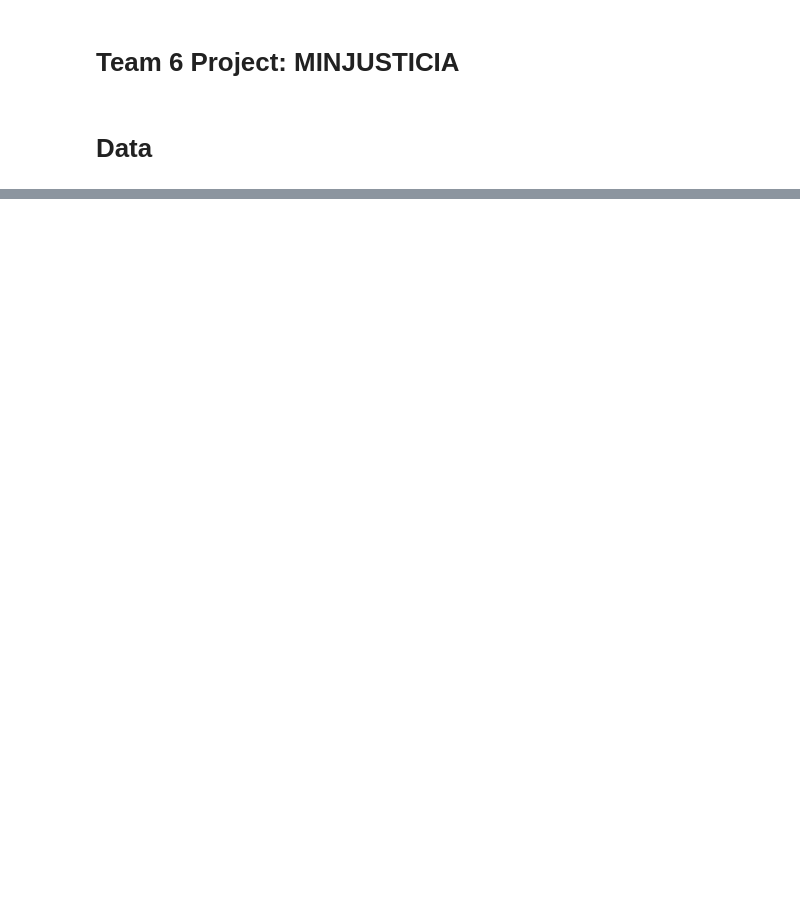
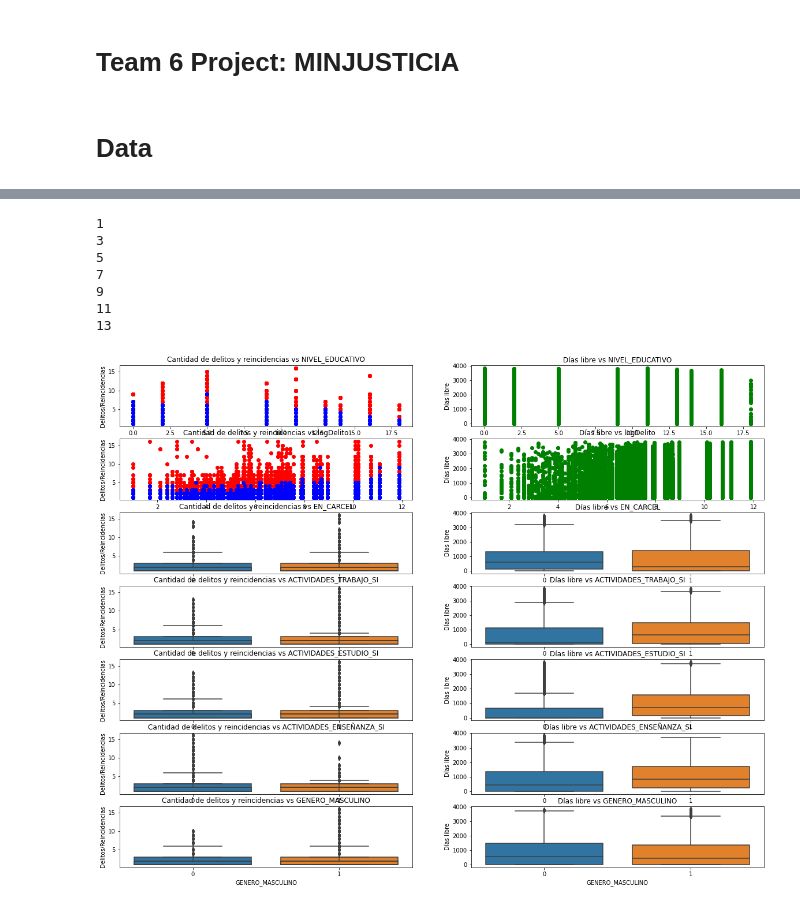
Before and after one commit to sagilar/ds4a-team6, a Jupyter notebook: MODELS_1_project_notebook_minjusticia_copy_SG.ipynb, the cells around one changed output, grey strips where cells are left out. Drawn from its saved outputs; the diff is of its cells as text; code cells hidden in the pictures; blank space fills up the shorter version.

```diff
--- a/MODELS_1_project_notebook_minjusticia_copy_SG.ipynb
+++ b/MODELS_1_project_notebook_minjusticia_copy_SG.ipynb
@@ -134,7 +138,6 @@ df_mj['NIVEL_EDUCATIVO'] = df_mj['NIVEL_EDUCATIVO'].map(
 # %%
 df_mj = df_mj.merge(df_mj.groupby(['INTERNOEN', 'FECHA_INGRESO']).size().to_frame('CRIMENES').reset_index(), on = ['INTERNOEN', 'FECHA_INGRESO'])
 # %%
-df_mj.head()
-
 cuantitativas = ['EDAD', 'NIVEL_EDUCATIVO', 'MES_INGRESO_INT', 'ANO_INGRESO_INT', 'DIAS_INGRESO', 'DIAS_SALIDA', 'DIAS_CAPTURA', 'DIAS_JUDICIALIZACION', 'DIAS_LIBRE', 'NUMERO_REINCIDENCIAS', 'CRIMENES', 'eigencentrality', 'degree', 'logDelito']
-categoricas = ['TENTATIVA', 'AGRAVADO', 'CALIFICADO', 'GENERO', 'GENERO', 'REGIONAL', 'HIJOS_MENORES', 'ESTADO', 'community', 'EN_CARCEL', 'CENSURADO_LIBRES']
+categoricas = ['TENTATIVA', 'AGRAVADO', 'CALIFICADO', 'GENERO', 'GENERO', 'REGIONAL', 'HIJOS_MENORES', 'ESTADO', 'community', 'EN_CARCEL', 'CENSURADO_LIBRES','ACTIVIDADES_TRABAJO','ACTIVIDADES_ESTUDIO','ACTIVIDADES_ENSEÑANZA']
+df_mj
@@ -140,0 +158,3 @@ categoricas = ['TENTATIVA', 'AGRAVADO', 'CALIFICADO', 'GENERO', 'GENERO', 'REGIO
+# %%
+df_dummies = pd.get_dummies(df_mj[categoricas].astype(object), drop_first = True)
+df_dummies
@@ -140,0 +175,9 @@ categoricas = ['TENTATIVA', 'AGRAVADO', 'CALIFICADO', 'GENERO', 'GENERO', 'REGIO
+# %%
+df_mj_cp = df_mj.copy()
+df_mj_cp = pd.concat([df_mj_cp,df_dummies],axis=1)
+df_mj_cp['CANTIDAD_DELITOS'] = df_mj_cp['INTERNOEN'].value_counts()[df_mj_cp['INTERNOEN']].values
+df_mj_cp['GENERO_MASCULINO_DBG']=df_mj_cp['GENERO_MASCULINO'].iloc[:,0]
+df_mj_cp.drop(columns="GENERO_MASCULINO",inplace=True)
+df_mj_cp['GENERO_MASCULINO'] = df_mj_cp['GENERO_MASCULINO_DBG']
+df_mj_cp.drop(columns="GENERO_MASCULINO_DBG",inplace=True)
+df_mj_cp.head()
@@ -140,0 +212,61 @@ categoricas = ['TENTATIVA', 'AGRAVADO', 'CALIFICADO', 'GENERO', 'GENERO', 'REGIO
+# %%
+outputs = ['CANTIDAD_DELITOS','NUMERO_REINCIDENCIAS','DIAS_LIBRE']
+covariates = ['NIVEL_EDUCATIVO','logDelito','EN_CARCEL','ACTIVIDADES_TRABAJO_SI','ACTIVIDADES_ESTUDIO_SI','GENERO_MASCULINO']
+# %%
+import matplotlib.pyplot as plt
+import plotly.express as px
+import plotly.graph_objects as go
+import seaborn as sns
+from plotly.subplots import make_subplots
+import math
+#fig = make_subplots(rows=4,cols=2)
+i=1
+#fig = plt.figure(figsize=(20,16))
+fig,ax = plt.subplots(math.ceil(len(covariates)),2,figsize=(20,16))
+for col in covariates:
+    print(i)
+    if i < 5:
+        plt.subplot(math.ceil(len(covariates)),2,i)
+
+        plt.scatter(x=df_mj_cp[col],y=df_mj_cp['CANTIDAD_DELITOS'],color='red')
+        plt.scatter(x=df_mj_cp[col],y=df_mj_cp['NUMERO_REINCIDENCIAS'],color='blue')
+        #plt.legend(loc='best')
+        plt.xlabel(col)
+        plt.ylabel('Delitos/Reincidencias')
+        plt.title('Cantidad de delitos y reincidencias vs ' + col)
+        i=i + 1
+        plt.subplot(math.ceil(len(covariates)),2,i)
+        plt.scatter(x=df_mj_cp[col],y=df_mj_cp['DIAS_LIBRE'],color='green')
+
+        #plt.legend(loc='best')
+        plt.xlabel(col)
+        plt.ylabel('Días libre')
+        plt.title('Días libre vs ' + col)
+    else:
+        plt.subplot(math.ceil(len(covariates)),2,i)
+
+        sns.boxplot(x=col,y='CANTIDAD_DELITOS',data=df_mj_cp)
+        sns.boxplot(x=col,y='NUMERO_REINCIDENCIAS',data=df_mj_cp)
+        #plt.legend(loc='best')
+        plt.xlabel(col)
+        plt.ylabel('Delitos/Reincidencias')
+        plt.title('Cantidad de delitos y reincidencias vs ' + col)
+        i=i + 1
+        plt.subplot(math.ceil(len(covariates)),2,i)
+        sns.boxplot(x=col,y='DIAS_LIBRE',data=df_mj_cp)
+
+        #plt.legend(loc='best')
+        plt.xlabel(col)
+        plt.ylabel('Días libre')
+        plt.title('Días libre vs ' + col)
+    i = i + 1
+plt.show()
+# %% [output]
+1
+3
+5
+7
+9
+11
+13
+[figure, added]
```
Also changed, not shown: parts of 20 cells of this notebook.
